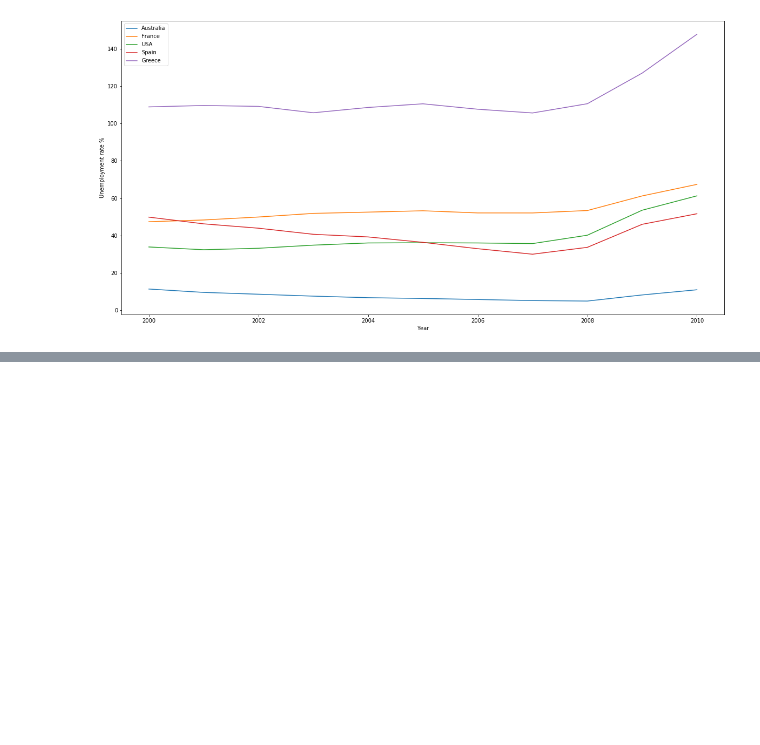
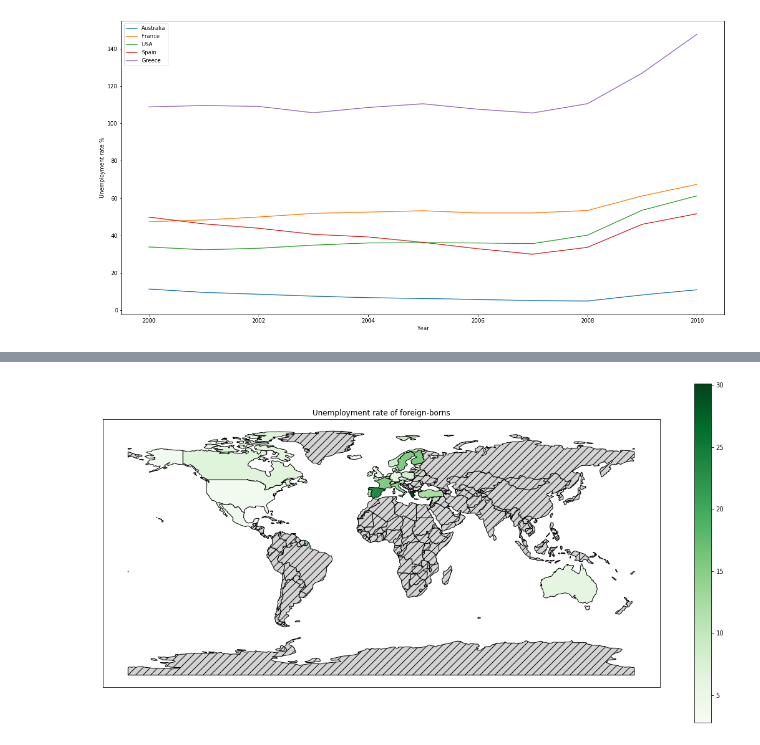
Before and after one commit to nurien2/datacamp_2019, a Jupyter notebook: starting_kit.ipynb, the cells around one changed output, grey strips where cells are left out. Saved outputs shown, nothing was run; the diff lists cells and outputs as text; code cells hidden in the pictures; blank space fills up the shorter version.

```diff
--- a/starting_kit.ipynb
+++ b/starting_kit.ipynb
@@ -527,0 +572,34 @@ plt.show()
+# %%
+erates_values = geopandas.GeoDataFrame(Erates[(Erates.Year == 2017) &
+                                              (Erates.Rate == 'Unemployment rate') &
+                                              (Erates['Place of birth'] == 'Foreign-born')]
+                                       .groupby('Country').agg({'Value': np.mean}))
+# %%
+world_erates = world.merge(erates_values.Value, left_on=world.name, right_on=erates_values.index, how='left')
+# %%
+f, ax = plt.subplots(figsize=(20,10))
+
+
+mini = min(world_erates.dropna(subset=['Value']).Value)
+maxi = max(world_erates.dropna(subset=['Value']).Value)
+
+world_erates.dropna(subset=['Value']).plot(ax=ax,
+                                            column='Value',
+                                            cmap='Greens',
+                                            edgecolor='k',
+                                            legend=True,
+                                           )
+
+world_erates[pd.isna(world_erates.Value)].plot(ax=ax,
+                                                 edgecolor='k',
+                                                 facecolor='lightgrey',
+                                                 hatch="//")
+
+ax.set_xticks([])
+ax.set_yticks([])
+
+ax.set_aspect('equal')
+ax.title.set_text('Unemployment rate of foreign-borns')
+ax.set_facecolor('white')
+# %% [output]
+[figure, added]
```
Also changed, not shown: parts of 9 cells of this notebook.
